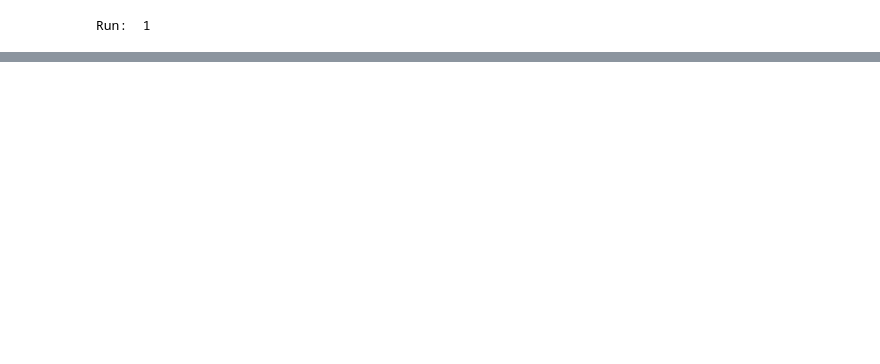
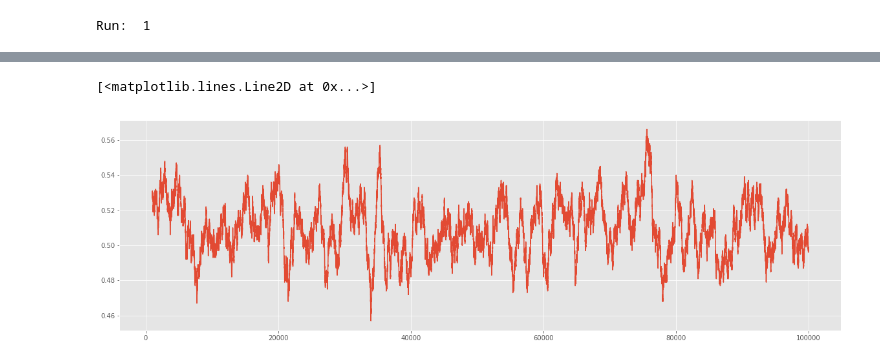
Before and after one commit to malhotra-sidharth/game-of-ur-reinforcement-learning, a Jupyter notebook: TD/TD-Q-Learning.ipynb, the cells around one changed output, grey strips where cells are left out. Drawn from its saved outputs; the diff is of its cells as text; code cells hidden in the pictures; blank space fills up the shorter version.

```diff
--- a/TD/TD-Q-Learning.ipynb
+++ b/TD/TD-Q-Learning.ipynb
@@ -166,5 +175,8 @@ plt.plot(p2_mean_rwds[-100:])
 # %%
 plt.figure(figsize=(20, 6))
-plt.plot(pd.Series(p1_mean_rwds).rolling(100, min_periods=100).mean())
+plt.plot(pd.Series(p1_mean_rwds).rolling(1000, min_periods=1000).mean())
+# %% [output]
+[<matplotlib.lines.Line2D at 0x...>]
+[figure, added]
 # %%
 plt.figure(figsize=(20, 6))
```
Also changed, not shown: parts of 5 cells of this notebook.
